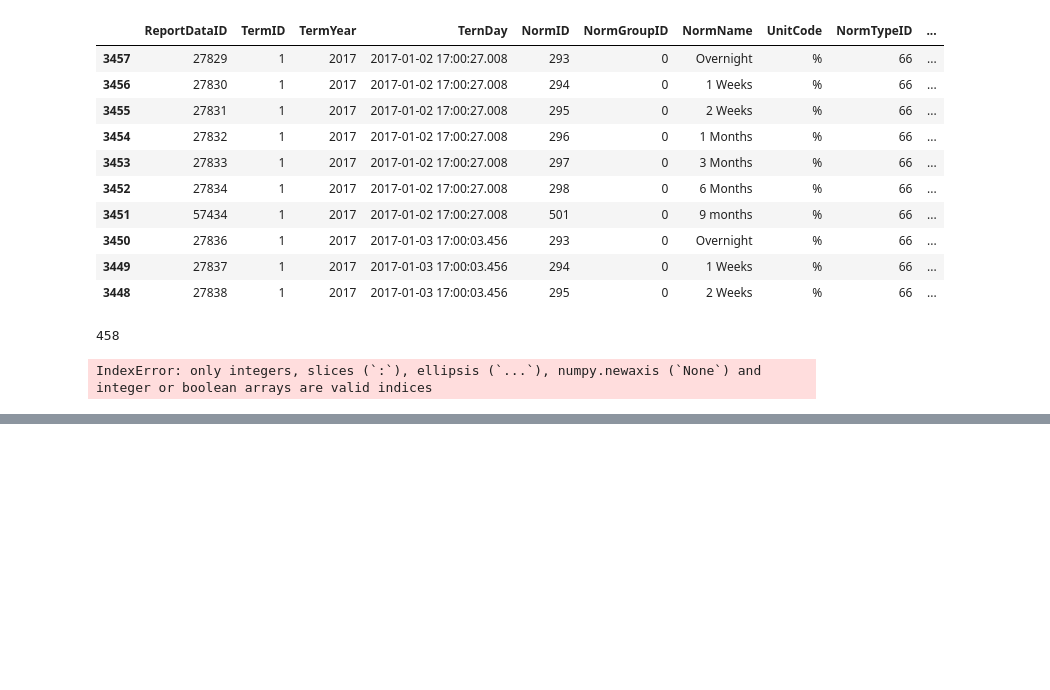
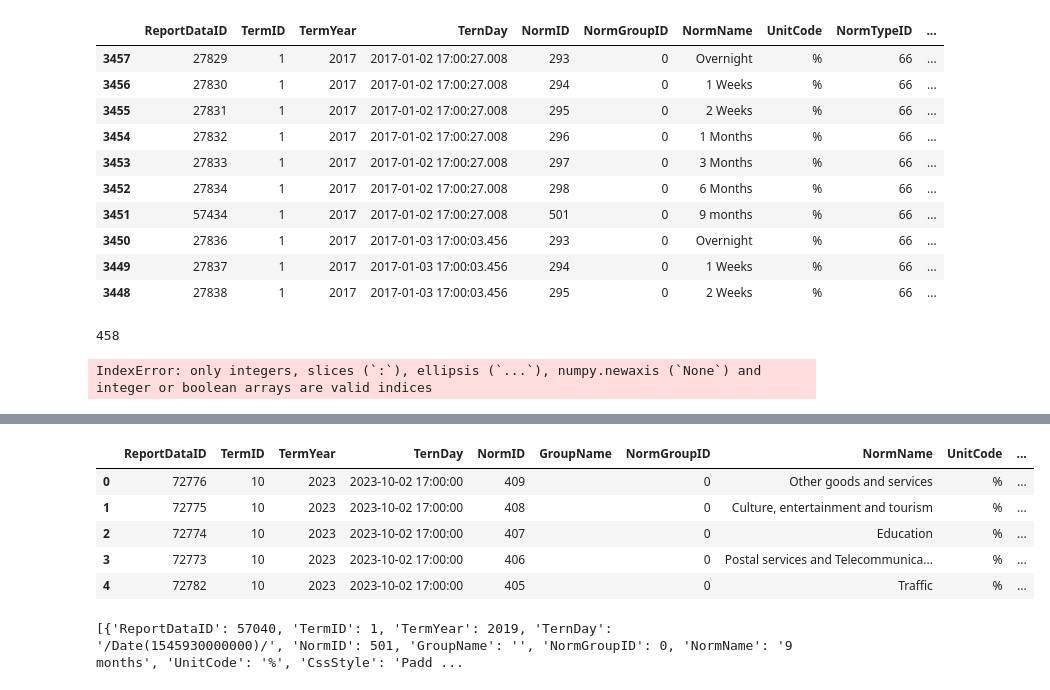
Before and after one commit to tranthanhbinh1/stock-recommendation-system, a Jupyter notebook: vietstock.ipynb, the cells around one changed output, grey strips where cells are left out. Cells and saved outputs as stored; diff of their text form; code cells hidden in the pictures; blank space fills up the shorter version.

```diff
--- a/vietstock.ipynb
+++ b/vietstock.ipynb
@@ -143,0 +174,9 @@ IndexError: only integers, slices (`:`), ellipsis (`...`), numpy.newaxis (`None`
+# %%
+cpi.head()
+# %% [output]
+|  | ReportDataID | TermID | TermYear | TernDay | NormID | GroupName | NormGroupID | NormName | UnitCode | ... |
+| 0 | 72776 | 10 | 2023 | 2023-10-02 17:00:00 | 409 |  | 0 | Other goods and services | % | ... |
+| 1 | 72775 | 10 | 2023 | 2023-10-02 17:00:00 | 408 |  | 0 | Culture, entertainment and tourism | % | ... |
+| 2 | 72774 | 10 | 2023 | 2023-10-02 17:00:00 | 407 |  | 0 | Education | % | ... |
+| 3 | 72773 | 10 | 2023 | 2023-10-02 17:00:00 | 406 |  | 0 | Postal services and Telecommunica... | % | ... |
+| 4 | 72782 | 10 | 2023 | 2023-10-02 17:00:00 | 405 |  | 0 | Traffic | % | ... |
@@ -143,0 +185,21 @@ IndexError: only integers, slices (`:`), ellipsis (`...`), numpy.newaxis (`None`
+# %%
+# List of JSON file names
+json_files = ['data/vietstock/interest_rates_17_18.json', 'data/vietstock/interest_rates_19_20.json', 'data/vietstock/interest_rates_21_22.json', 'data/vietstock/interest_rates_23.json']
+
+# List to hold dataframes
+interest_rates_list = []
+
+# Loop through all JSON files
+for file in json_files:
+    with open(file, "r") as f:
+        data = json.load(f)["data"]
+    # Read each JSON file into a DataFrame
+    df = pd.DataFrame.from_records(data)
+    df["TernDay"] = df["TernDay"].apply(convert_timestamp)
+    # Append the DataFrame to the list
+    interest_rates_list.append(df)
+
+# Concatenate all the dataframes in the list
+interest_rates = pd.concat(interest_rates_list, ignore_index=True)
+# %% [output]
+[{'ReportDataID': 57040, 'TermID': 1, 'TermYear': 2019, 'TernDay': '/Date(1545930000000)/', 'NormID': 501, 'GroupName': '', 'NormGroupID': 0, 'NormName': '9 months', 'UnitCode': '%', 'CssStyle': 'Padd ...
```
Also changed, not shown: parts of 11 cells of this notebook, 10 other files.
